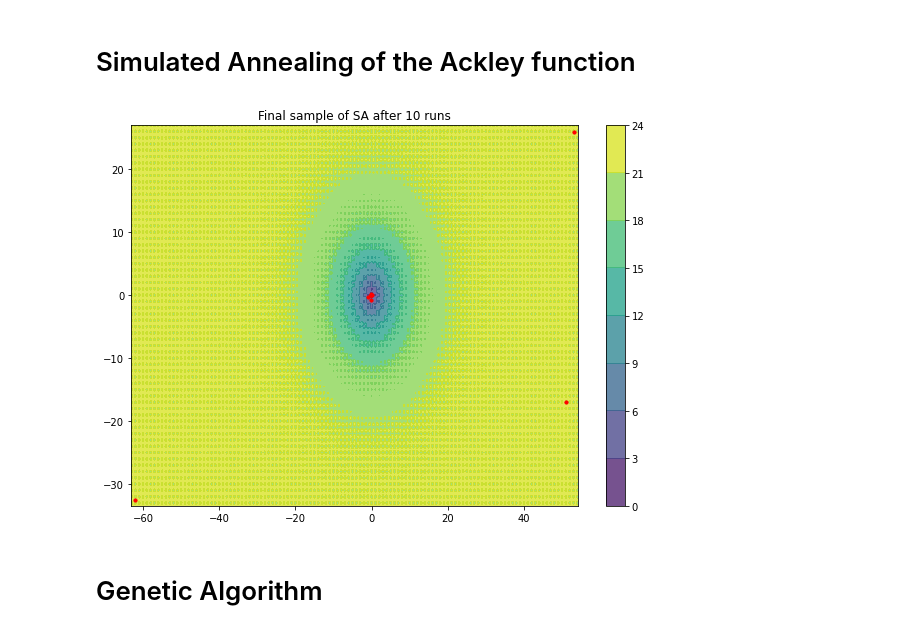
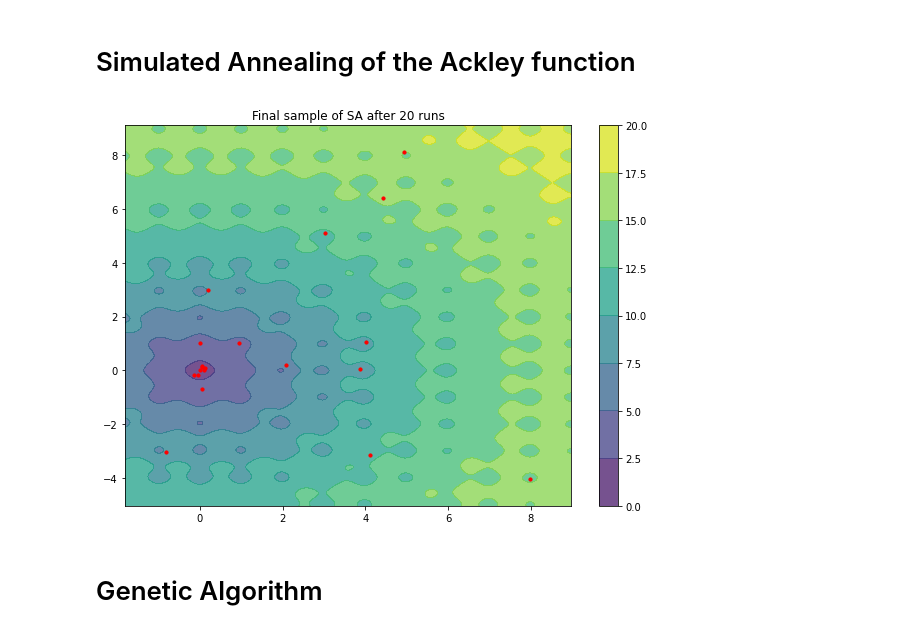
Before and after one commit to apwadkar/bio-inspired-ai, a Jupyter notebook: CSE598_Project5.ipynb, the cells around one changed output. Cells and saved outputs as stored; diff of their text form; code cells hidden in the pictures.

```diff
--- a/CSE598_Project5.ipynb
+++ b/CSE598_Project5.ipynb
@@ -9,18 +9,18 @@ import matplotlib.pyplot as plt
 #@title Hyperparameters
 #@markdown Hyperparameters of the Metropolis-Hastings algorithm
 
-STD_DEV = 0.5 #@param {type: "number", min: 0.1, max: 5, step: 0.1}
+STD_DEV =  0.1#@param {type: "number", min: 0.1, max: 5, step: 0.1}
 TERM = 0.5 #@param {type: "number", min: 0.1}
-BETA = 100 #@param {type: "number", min: 1, max: 100, step: 1}
-INIT_TEMP = 10 #@param {type: "number", min: 0, max: 100, step: 1}
-COOL_ITERS = 100 #@param {type: "number", min: 1, max: 100, step: 1}
+BETA =  100#@param {type: "number", min: 1, max: 100, step: 1}
+INIT_TEMP =  10#@param {type: "number", min: 0, max: 100, step: 1}
+COOL_ITERS =  20#@param {type: "number", min: 1, max: 100, step: 1}
 ALPHA = (INIT_TEMP - TERM) / COOL_ITERS
 
 #@markdown ---
 
 #@markdown Number of runs
 
-RUNS = 10 #@param {type: "number"}
+RUNS =  20#@param {type: "number"}
 # %%
 def ackley(vals):
   x, y = vals
@@ -50,20 +50,23 @@ for _ in range(RUNS):
     temp -= ALPHA
   finals.append(vals)
 # %%
-last_x, last_y = np.array(finals).T
-fig, ax = plt.subplots(1, 1, figsize=(10, 7))
+def graph(vals):
+  last_x, last_y = np.array(vals).T
+  fig, ax = plt.subplots(1, 1, figsize=(10, 7))
 
-xlist = np.linspace(min(last_x) - 1, max(last_x) + 1, 1000)
-ylist = np.linspace(min(last_y) - 1, max(last_y) + 1, 1000)
-X, Y = np.meshgrid(xlist, ylist)
-Z = ackley([X, Y])
-cp = ax.contourf(X, Y, Z, alpha=0.75)
-fig.colorbar(cp)
-ax.scatter(last_x, last_y, c='red', s=10)
-ax.set_title(f'Final sample of SA after {RUNS} runs')
-plt.show()
+  xlist = np.linspace(min(last_x) - 1, max(last_x) + 1, 1000)
+  ylist = np.linspace(min(last_y) - 1, max(last_y) + 1, 1000)
+  X, Y = np.meshgrid(xlist, ylist)
+  Z = ackley([X, Y])
+  cp = ax.contourf(X, Y, Z, alpha=0.75)
+  fig.colorbar(cp)
+  ax.scatter(last_x, last_y, c='red', s=10)
+  ax.set_title(f'Final sample of SA after {RUNS} runs')
+  plt.show()
-# %% [output]
-[figure, removed]
+# %%
+graph(finals)
+# %% [output]
+[figure, added]
 # %% [markdown]
 # Genetic Algorithm
 # %%
```
Also changed, not shown: parts of 3 cells of this notebook.
